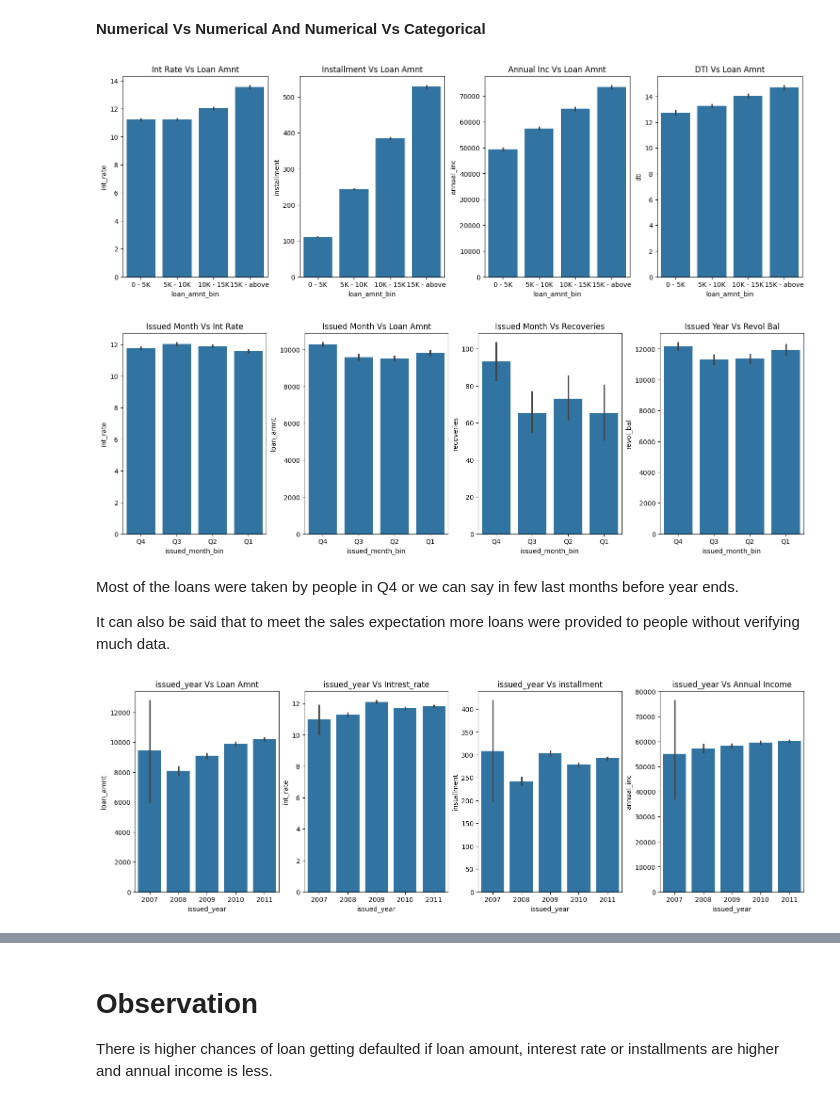
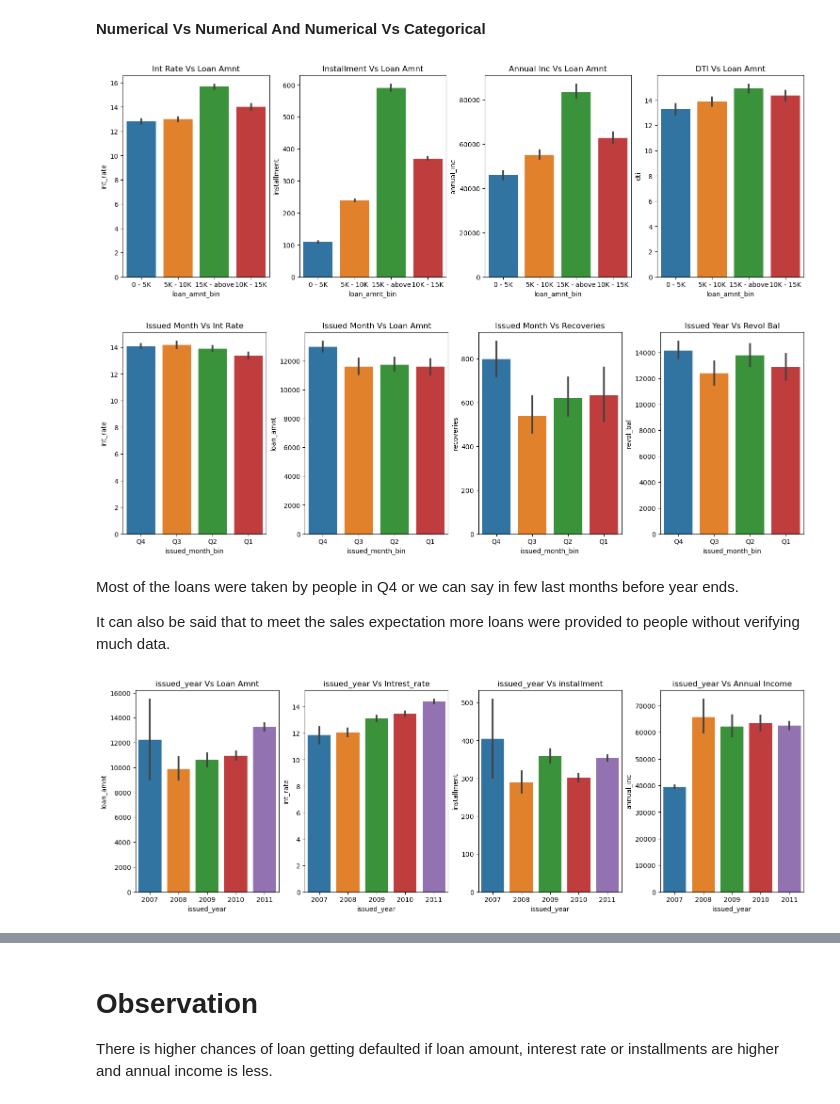
Before and after one commit to mayuri-techie23/Lending_Case_Study_Assignment, a Jupyter notebook: Mayuri_Ladi.ipynb, the cells around one changed output, grey strips where cells are left out. Cells and saved outputs as stored; diff of their text form; code cells hidden in the pictures.

```diff
--- a/Mayuri_Ladi.ipynb
+++ b/Mayuri_Ladi.ipynb
@@ -674,47 +657,47 @@ Most of the loans were provided for debt consolidtion and credit card purposes u
 **Numerical Vs Numerical And Numerical Vs Categorical**
 # %%
 figure, axes = plt.subplots(1,4, figsize=[15, 5], constrained_layout=True)
-sns.barplot(ax=axes[0], y='int_rate', x='loan_amnt_bin', data=loan_dataset)
+sns.barplot(ax=axes[0], y='int_rate', x='loan_amnt_bin', data=loan_dataset[loan_dataset['loan_defaulter'] ==1])
 axes[0].set_title('Int Rate Vs Loan Amnt')
-sns.barplot(ax=axes[1], y='installment', x='loan_amnt_bin', data=loan_dataset)
+sns.barplot(ax=axes[1], y='installment', x='loan_amnt_bin', data=loan_dataset[loan_dataset['loan_defaulter'] ==1])
 axes[1].set_title('Installment Vs Loan Amnt')
-sns.barplot(ax=axes[2], y='annual_inc', x='loan_amnt_bin', data=loan_dataset)
+sns.barplot(ax=axes[2], y='annual_inc', x='loan_amnt_bin', data=loan_dataset[loan_dataset['loan_defaulter'] ==1])
 axes[2].set_title('Annual Inc Vs Loan Amnt')
-sns.barplot(ax=axes[3], y='dti', x='loan_amnt_bin', data=loan_dataset)
+sns.barplot(ax=axes[3], y='dti', x='loan_amnt_bin', data=loan_dataset[loan_dataset['loan_defaulter'] ==1])
 axes[3].set_title('DTI Vs Loan Amnt')
 plt.show()
 # %% [output]
-[figure, old version]
+[figure, new version]
 # %%
 figure, axes = plt.subplots(1,4, figsize=[15, 5], constrained_layout=True)
-sns.barplot(ax=axes[0], x='issued_month_bin', y='int_rate', data=loan_dataset)
+sns.barplot(ax=axes[0], x='issued_month_bin', y='int_rate', data=loan_dataset[loan_dataset['loan_defaulter'] ==1])
 axes[0].set_title('Issued Month Vs Int Rate')
-sns.barplot(ax=axes[1], x='issued_month_bin', y='loan_amnt', data=loan_dataset)
+sns.barplot(ax=axes[1], x='issued_month_bin', y='loan_amnt', data=loan_dataset[loan_dataset['loan_defaulter'] ==1])
 axes[1].set_title('Issued Month Vs Loan Amnt')
-sns.barplot(ax=axes[2], x='issued_month_bin', y='recoveries', data=loan_dataset)
+sns.barplot(ax=axes[2], x='issued_month_bin', y='recoveries', data=loan_dataset[loan_dataset['loan_defaulter'] ==1])
 axes[2].set_title('Issued Month Vs Recoveries')
-sns.barplot(ax=axes[3], x='issued_month_bin', y='revol_bal', data=loan_dataset)
+sns.barplot(ax=axes[3], x='issued_month_bin', y='revol_bal', data=loan_dataset[loan_dataset['loan_defaulter'] ==1])
 axes[3].set_title('Issued Year Vs Revol Bal')
 plt.show()
 # %% [output]
-[figure, old version]
+[figure, new version]
 # %% [markdown]
 Most of the loans were taken by people in Q4 or we can say in few last months before year ends.
 
 It can also be said that to meet the sales expectation more loans were provided to people without verifying much data.
 # %%
 figure, axes = plt.subplots(1,4, figsize=[15, 5], constrained_layout=True)
-sns.barplot(ax=axes[0], x='issued_year', y='loan_amnt', data=loan_dataset)
+sns.barplot(ax=axes[0], x='issued_year', y='loan_amnt', data=loan_dataset[loan_dataset['loan_defaulter'] ==1])
 axes[0].set_title('issued_year Vs Loan Amnt')
-sns.barplot(ax=axes[1], x='issued_year', y='int_rate', data=loan_dataset)
+sns.barplot(ax=axes[1], x='issued_year', y='int_rate', data=loan_dataset[loan_dataset['loan_defaulter'] ==1])
 axes[1].set_title('issued_year Vs Intrest_rate')
-sns.barplot(ax=axes[2], x='issued_year', y='installment', data=loan_dataset)
+sns.barplot(ax=axes[2], x='issued_year', y='installment', data=loan_dataset[loan_dataset['loan_defaulter'] ==1])
 axes[2].set_title('issued_year Vs installment')
-sns.barplot(ax=axes[3], x='issued_year', y='annual_inc', data=loan_dataset)
+sns.barplot(ax=axes[3], x='issued_year', y='annual_inc', data=loan_dataset[loan_dataset['loan_defaulter'] ==1])
 axes[3].set_title('issued_year Vs Annual Income')
 plt.show()
 # %% [output]
-[figure, old version]
+[figure, new version]
 # %%
 figure, axes = plt.subplots(1,4, figsize=[15, 5], constrained_layout=True)
 sns.barplot(ax=axes[0], x='loan_status', y='loan_amnt', data=loan_dataset)
```
Also changed, not shown: parts of 29 cells of this notebook.
